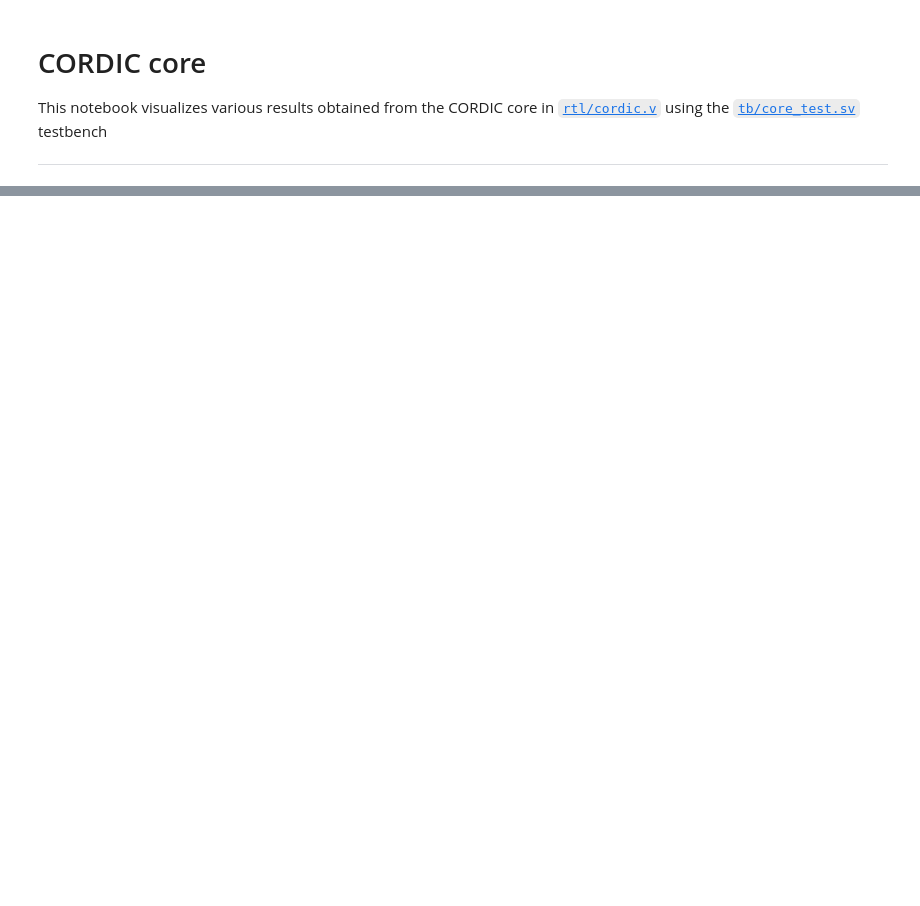
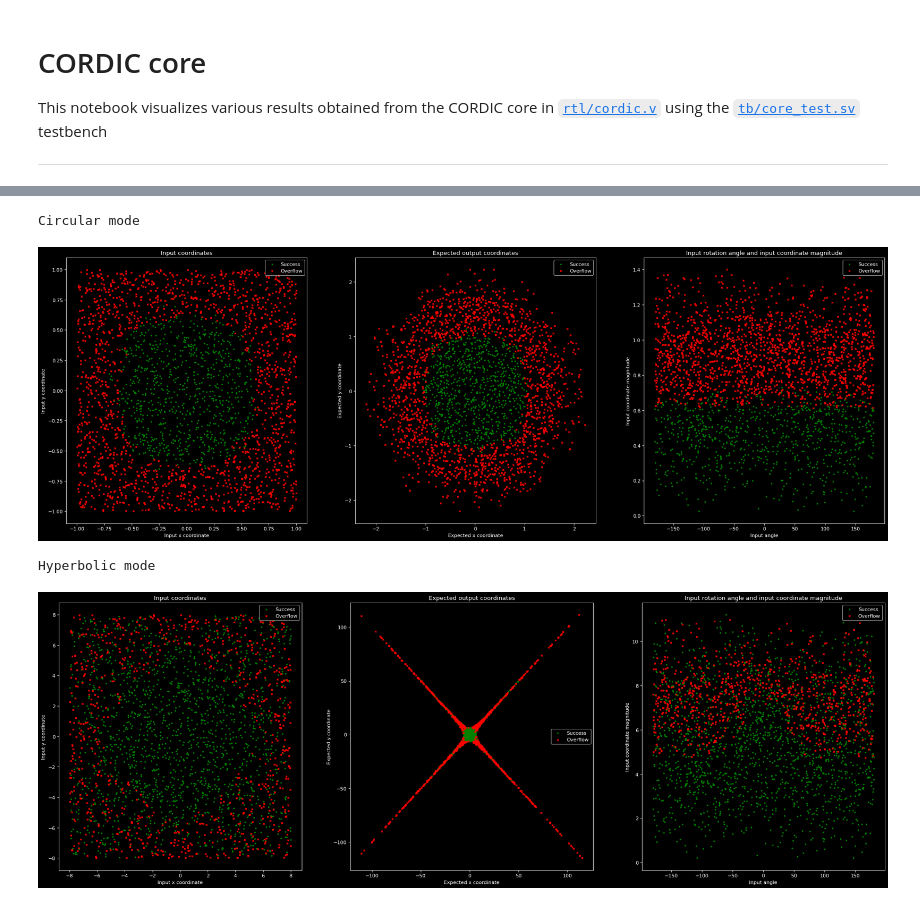
Before and after one commit to Ashwin-Rajesh/Cordic_accelerator, a Jupyter notebook: docs/cordic.ipynb, the cells around one changed output, grey strips where cells are left out. Cells and saved outputs as stored; diff of their text form; code cells hidden in the pictures; blank space fills up the shorter version.

Commit message:
Added more plots

```diff
--- a/docs/cordic.ipynb
+++ b/docs/cordic.ipynb
@@ -106,9 +125,0 @@ vis_rot_inputs(inp_good, inp_fail, exp_good, exp_fail)
-# %%
-# Read hyperbolic inputs
-idx_ls, inp_ls, exp_ls, err_ls, sta_ls = get_table_data("data/hyp_rot/hr_10_off_off_x2500.txt")
-idx_good, idx_fail = separate(idx_ls, sta_ls)
-inp_good, inp_fail = separate(inp_ls, sta_ls)
-exp_good, exp_fail = separate(exp_ls, sta_ls)
-err_good, err_fail = separate(err_ls, sta_ls)
-
-vis_rot_inputs(inp_good, inp_fail, exp_good, exp_fail)
@@ -118,0 +162,28 @@ vis_rot_inputs(inp_good, inp_fail, exp_good, exp_fail)
+# %%
+def vis_rot_inputs_file(filename):
+    idx_ls, inp_ls, exp_ls, err_ls, sta_ls = get_table_data(filename)
+    idx_good, idx_fail = separate(idx_ls, sta_ls)
+    inp_good, inp_fail = separate(inp_ls, sta_ls)
+    exp_good, exp_fail = separate(exp_ls, sta_ls)
+    err_good, err_fail = separate(err_ls, sta_ls)
+
+    vis_rot_inputs(inp_good, inp_fail, exp_good, exp_fail)
+
+def vis_rot_error_file(filename):
+    idx_ls, inp_ls, exp_ls, err_ls, sta_ls = get_table_data(filename)
+    idx_good, idx_fail = separate(idx_ls, sta_ls)
+    inp_good, inp_fail = separate(inp_ls, sta_ls)
+    exp_good, exp_fail = separate(exp_ls, sta_ls)
+    err_good, err_fail = separate(err_ls, sta_ls)
+
+    vis_rot_error(inp_good, exp_good, err_good)
+
+def vis_rotation_file(filename):
+    idx_ls, inp_ls, exp_ls, err_ls, sta_ls = get_table_data(filename)
+    idx_good, idx_fail = separate(idx_ls, sta_ls)
+    inp_good, inp_fail = separate(inp_ls, sta_ls)
+    exp_good, exp_fail = separate(exp_ls, sta_ls)
+    err_good, err_fail = separate(err_ls, sta_ls)
+
+    vis_rot_inputs(inp_good, inp_fail, exp_good, exp_fail)
+    vis_rot_error(inp_good, exp_good, err_good)
@@ -118,0 +196,12 @@ vis_rot_inputs(inp_good, inp_fail, exp_good, exp_fail)
+# %%
+# View inputs for full (including inputs that will lead to out of bounds outputs)
+print("Circular mode")
+vis_rot_inputs_file("data/circ_rot/cr_30_off_off_x2500_full.txt")
+
+print("Hyperbolic mode")
+vis_rot_inputs_file("data/hyp_rot/hr_30_off_off_x2500_full.txt")
+# %% [output]
+Circular mode
+[figure, added]
+Hyperbolic mode
+[figure, added]
```
Also changed, not shown: parts of 10 cells of this notebook.
